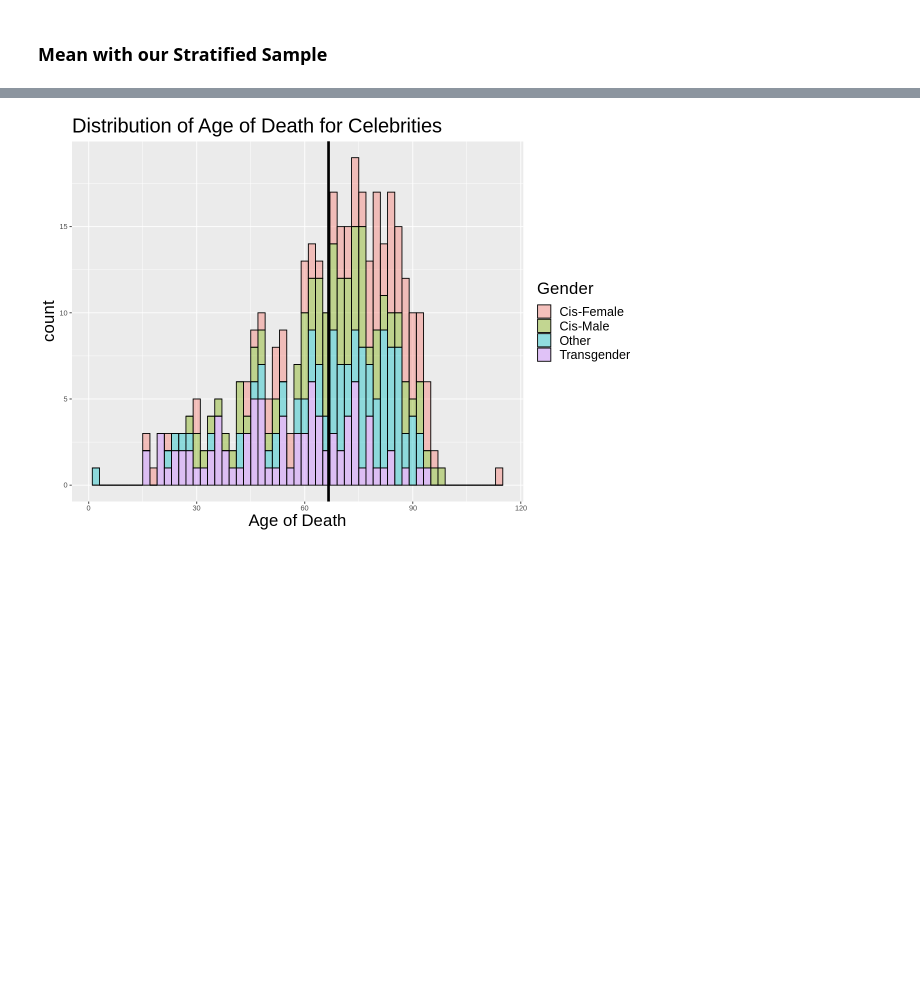
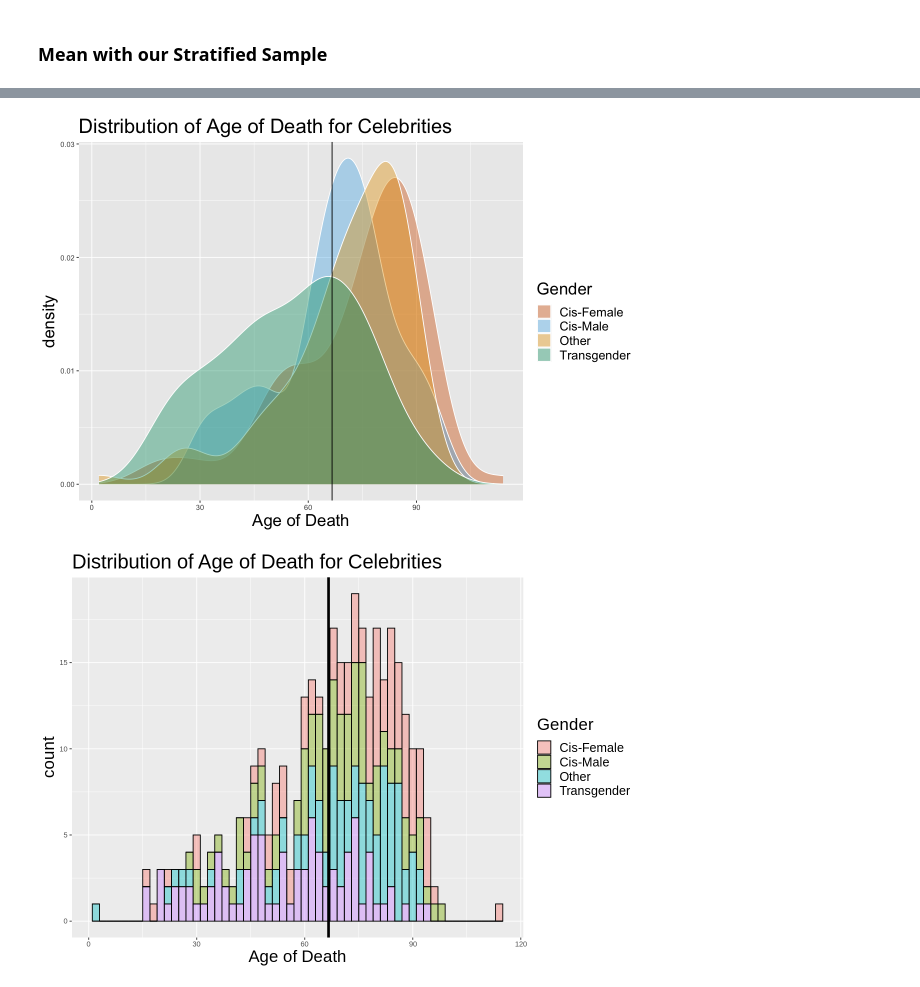
Before and after one commit to jjadeb/STAT334-Project, a Jupyter notebook: STAT344 Group Project-Copy1.ipynb, the cells around one changed output, grey strips where cells are left out. Saved outputs shown, nothing was run; the diff lists cells and outputs as text; code cells hidden in the pictures; blank space fills up the shorter version.

```diff
--- a/STAT344 Group Project-Copy1.ipynb
+++ b/STAT344 Group Project-Copy1.ipynb
@@ -639,12 +638,19 @@ We calculate these values under the assumption that our sample is large enough f
 ### Mean with our Stratified Sample
 # %%
 plot_mean_strat <- ggplot(age_strat, aes(x = Age.of.death, fill = Gender)) +
-    geom_histogram(binwidth = 2, alpha = 0.4, position = "stack", colour = "black") +
+    geom_density(stat = "density", colour = "#FFFFFF", alpha = 0.4) +
     geom_vline(aes(xintercept = mean(age_strat$Age.of.death)), linewidth = 1.5) +
     xlab("Age of Death") +
     ggtitle("Distribution of Age of Death for Celebrities") +
+
+    scale_fill_manual(
+        values = c("#D55E0050", "#56B4E950", "#E69F0050", "#009E7350"),
+        breaks = c("Cis-Female", "Cis-Male", "Other", "Transgender")
+    ) +
     theme(axis.title = element_text(size = 20)) +
     theme(plot.title = element_text(size = 24)) +
     theme(
         legend.title = element_text(size=20), #change legend title font size
         legend.text = element_text(size=15))
+plot_mean_strat
+# %% [output]
@@ -651 +659,2 @@ plot_mean_strat <- ggplot(age_strat, aes(x = Age.of.death, fill = Gender)) +
+[figure, added]
 # %%
```
Also changed, not shown: parts of 8 cells of this notebook.
